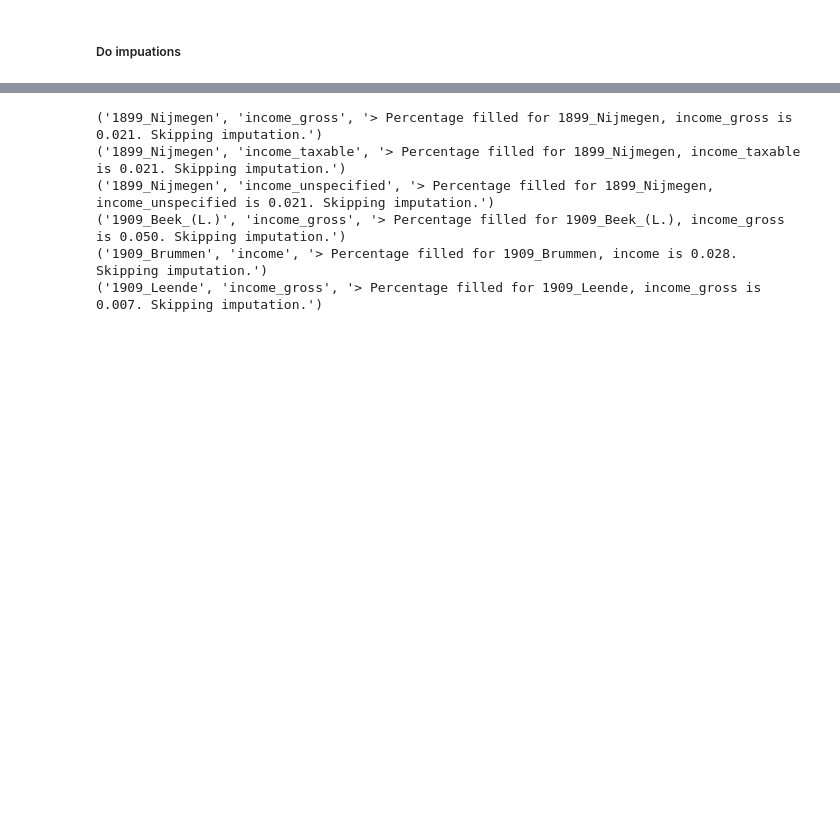
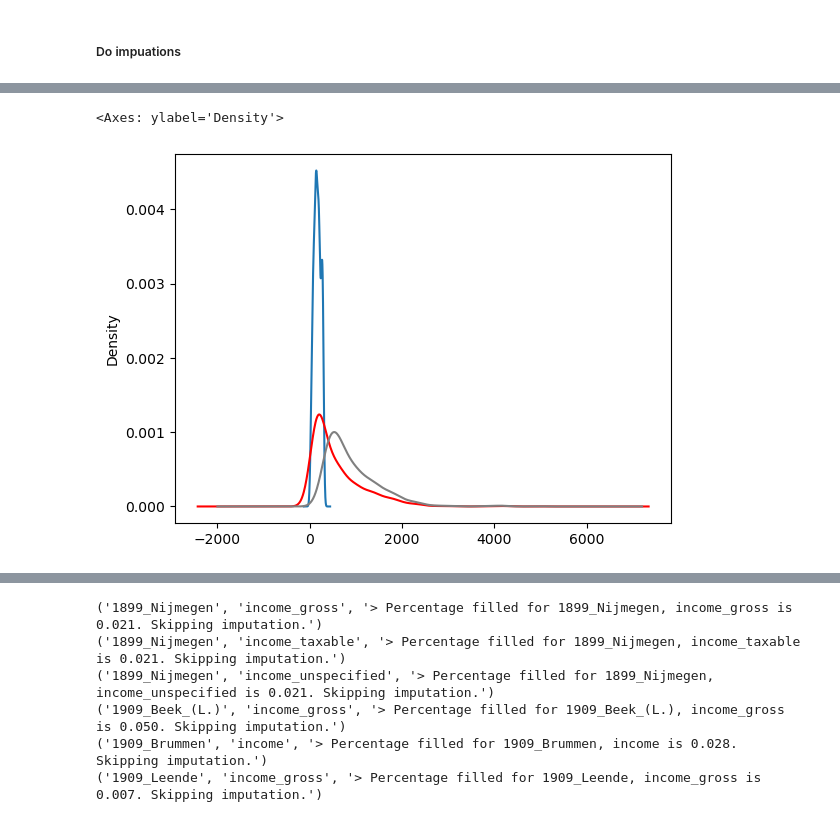
Before and after one commit to HIP-NL/imputations, a Jupyter notebook: python/impute_python_v2.ipynb, the cells around one changed output, grey strips where cells are left out. Saved outputs shown, nothing was run; the diff lists cells and outputs as text; code cells hidden in the pictures; blank space fills up the shorter version.

```diff
--- a/python/impute_python_v2.ipynb
+++ b/python/impute_python_v2.ipynb
@@ -820,0 +1193,7 @@ imputed_df_all.head()
+# %%
+imputed_df_all.query("year_mun_id == '1899_Uden' & income_type == 'income_gross' & refpop_source == 'refpop_hh' & is_imputed == True").income_value.plot(kind='density')
+imputed_df_all.query("year_mun_id == '1899_Uden' & income_type == 'income_gross' & refpop_source == 'refpop_hh'").income_value.plot(kind='density', color='red')
+imputed_df_all.query("year_mun_id == '1899_Uden' & income_type == 'income_gross' & refpop_source == 'naive'").income_value.plot(kind='density', color='gray')
+# %% [output]
+<Axes: ylabel='Density'>
+[figure, added]
```
Also changed, not shown: parts of 45 cells of this notebook, 11 other files.
